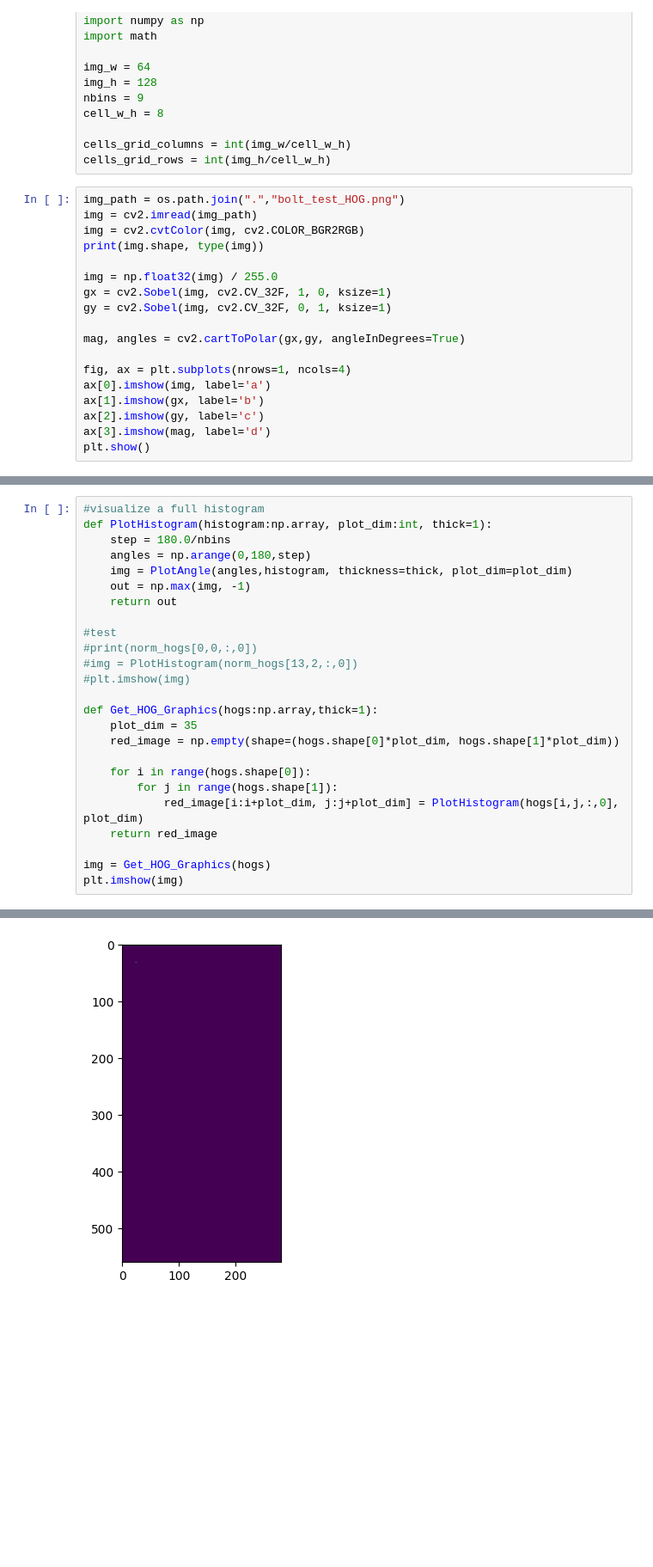
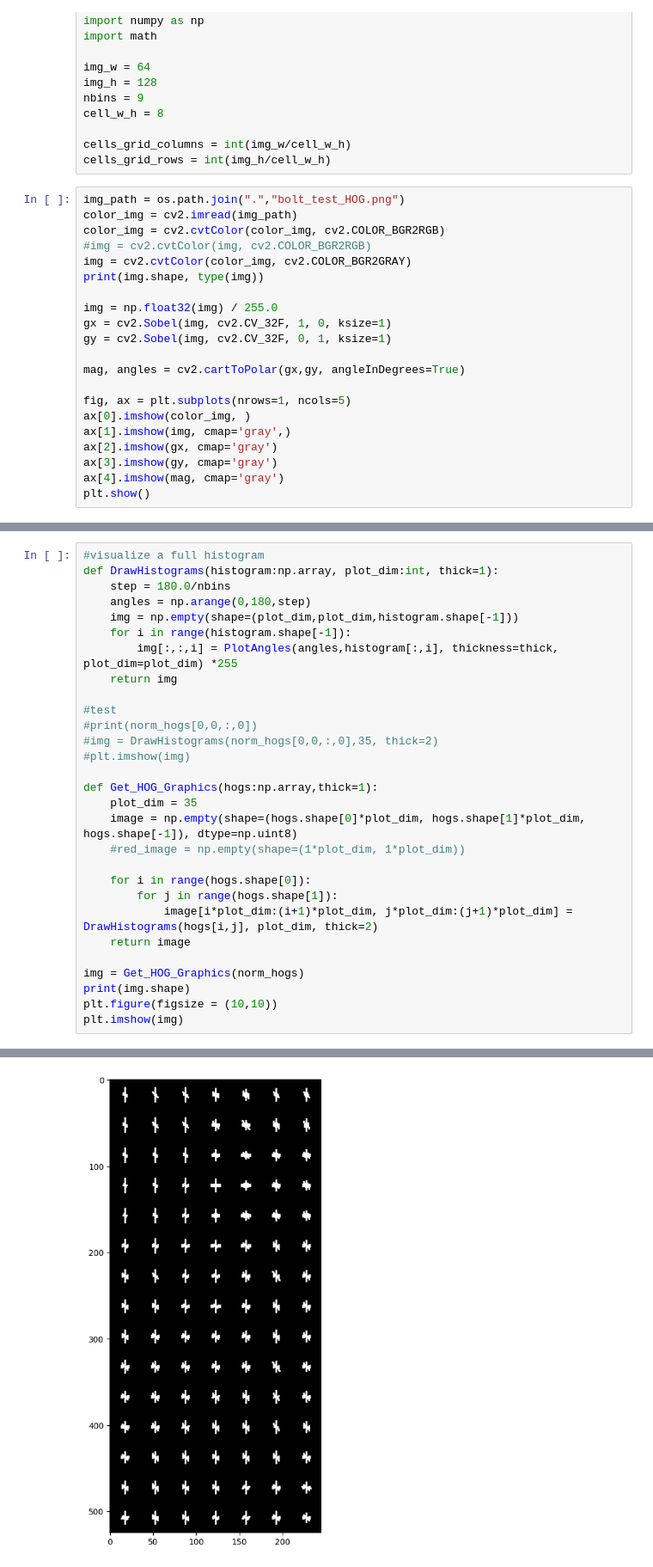
Before and after one commit to martinellop/People-Analysis, a Jupyter notebook: HOG_test.ipynb, the cells around one changed output, grey strips where cells are left out. Shown at 86% size. Saved outputs shown, nothing was run; the diff lists cells and outputs as text; blank space fills up the shorter version.

```diff
--- a/HOG_test.ipynb
+++ b/HOG_test.ipynb
@@ -14,8 +14,10 @@ cells_grid_columns = int(img_w/cell_w_h)
 cells_grid_rows = int(img_h/cell_w_h)
 # %%
 img_path = os.path.join(".","bolt_test_HOG.png")
-img = cv2.imread(img_path)
-img = cv2.cvtColor(img, cv2.COLOR_BGR2RGB)
+color_img = cv2.imread(img_path)
+color_img = cv2.cvtColor(color_img, cv2.COLOR_BGR2RGB)
+#img = cv2.cvtColor(img, cv2.COLOR_BGR2RGB)
+img = cv2.cvtColor(color_img, cv2.COLOR_BGR2GRAY)
 print(img.shape, type(img))
 
 img = np.float32(img) / 255.0
@@ -24,10 +26,11 @@ gy = cv2.Sobel(img, cv2.CV_32F, 0, 1, ksize=1)
 
 mag, angles = cv2.cartToPolar(gx,gy, angleInDegrees=True)
 
-fig, ax = plt.subplots(nrows=1, ncols=4)
-ax[0].imshow(img, label='a')
-ax[1].imshow(gx, label='b')
-ax[2].imshow(gy, label='c')
-ax[3].imshow(mag, label='d')
+fig, ax = plt.subplots(nrows=1, ncols=5)
+ax[0].imshow(color_img, )
+ax[1].imshow(img, cmap='gray',)
+ax[2].imshow(gx, cmap='gray')
+ax[3].imshow(gy, cmap='gray')
+ax[4].imshow(mag, cmap='gray')
 plt.show()
 # %% [output]
@@ -159,26 +163,30 @@ plt.show()
 # %%
 #visualize a full histogram
-def PlotHistogram(histogram:np.array, plot_dim:int, thick=1):
+def DrawHistograms(histogram:np.array, plot_dim:int, thick=1):
     step = 180.0/nbins
     angles = np.arange(0,180,step)
-    img = PlotAngle(angles,histogram, thickness=thick, plot_dim=plot_dim)
-    out = np.max(img, -1)
-    return out
+    img = np.empty(shape=(plot_dim,plot_dim,histogram.shape[-1]))
+    for i in range(histogram.shape[-1]):
+        img[:,:,i] = PlotAngles(angles,histogram[:,i], thickness=thick, plot_dim=plot_dim) *255
+    return img
 
 #test
 #print(norm_hogs[0,0,:,0])
-#img = PlotHistogram(norm_hogs[13,2,:,0])
+#img = DrawHistograms(norm_hogs[0,0,:,0],35, thick=2)
 #plt.imshow(img)
 
 def Get_HOG_Graphics(hogs:np.array,thick=1):
     plot_dim = 35
-    red_image = np.empty(shape=(hogs.shape[0]*plot_dim, hogs.shape[1]*plot_dim))
+    image = np.empty(shape=(hogs.shape[0]*plot_dim, hogs.shape[1]*plot_dim, hogs.shape[-1]), dtype=np.uint8)
+    #red_image = np.empty(shape=(1*plot_dim, 1*plot_dim))
 
     for i in range(hogs.shape[0]):
         for j in range(hogs.shape[1]):
-            red_image[i:i+plot_dim, j:j+plot_dim] = PlotHistogram(hogs[i,j,:,0], plot_dim)
-    return red_image
+            image[i*plot_dim:(i+1)*plot_dim, j*plot_dim:(j+1)*plot_dim] = DrawHistograms(hogs[i,j], plot_dim, thick=2)
+    return image
 
-img = Get_HOG_Graphics(hogs)
+img = Get_HOG_Graphics(norm_hogs)
+print(img.shape)
+plt.figure(figsize = (10,10))
 plt.imshow(img)
 # %% [output]
@@ -186 +195 @@ plt.imshow(img)
-[figure, old version]
+[figure, new version]
```
Also changed, not shown: parts of 4 cells of this notebook.
